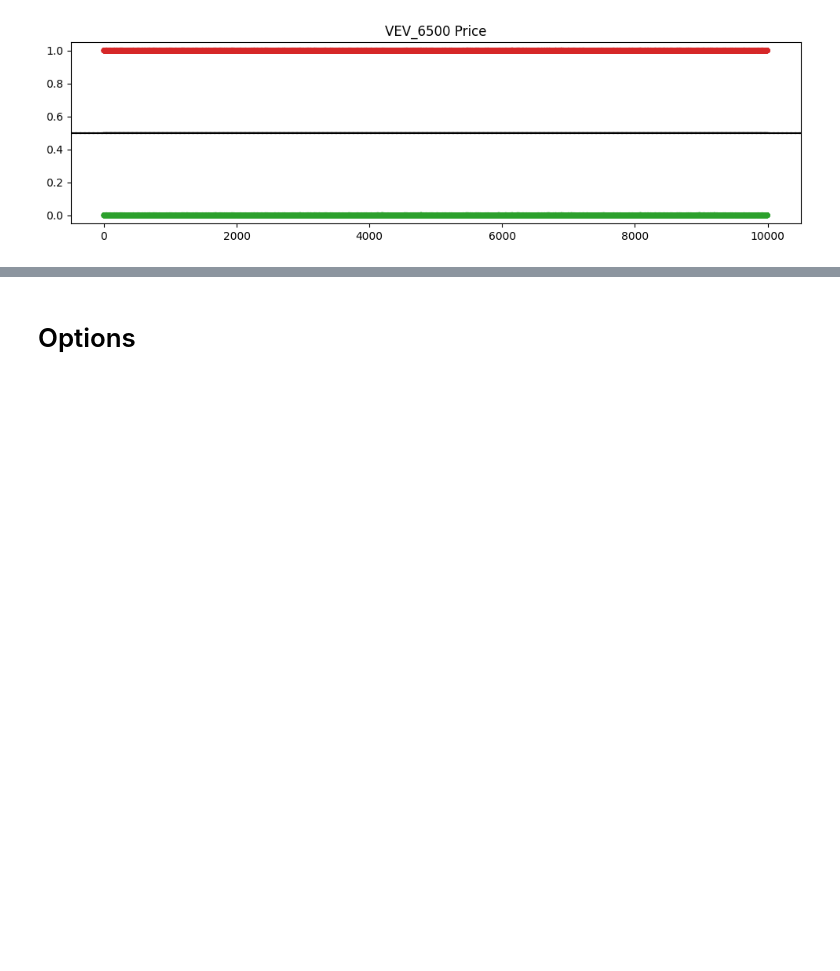
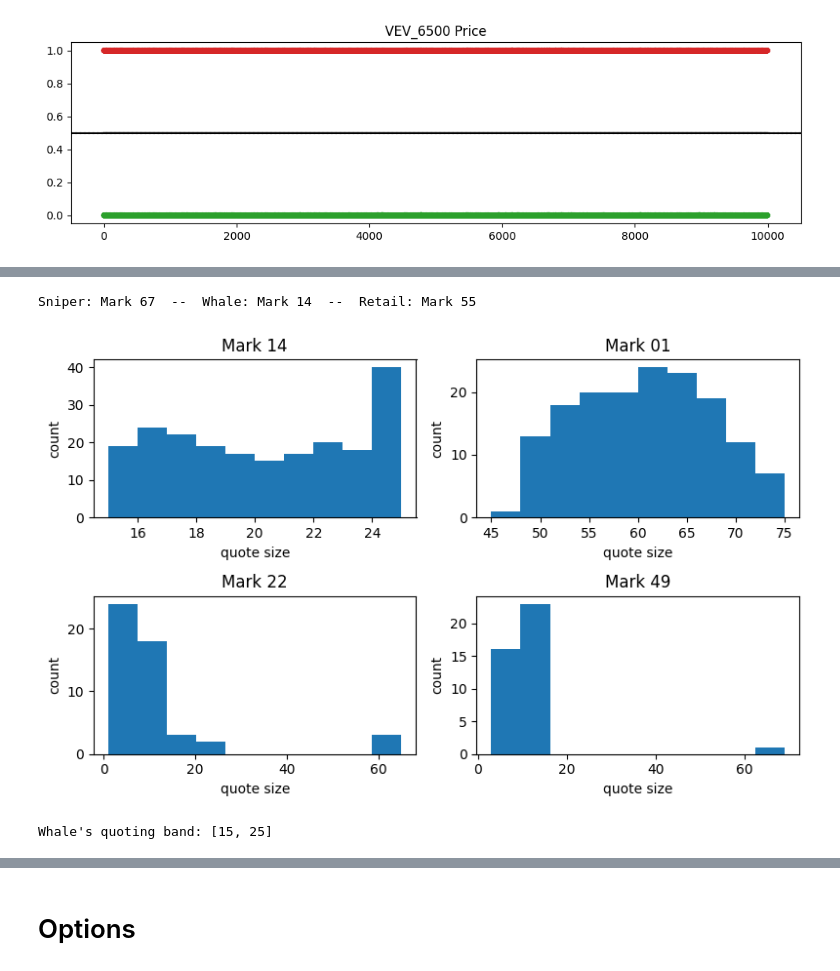
Before and after one commit to aemilani/imc-prosperity-4, a Jupyter notebook: notebooks/algo_4_velvet.ipynb, the cells around one changed output, grey strips where cells are left out. Drawn from its saved outputs; the diff is of its cells as text; code cells hidden in the pictures; blank space fills up the shorter version.

```diff
--- a/notebooks/algo_4_velvet.ipynb
+++ b/notebooks/algo_4_velvet.ipynb
@@ -502,0 +592,4 @@ AR(1) RMSE: 0.010593498596793137
+# %%
+trades = pd.read_csv('../data/raw/round_4/trades_round_4_day_1.csv', delimiter=';')
+trades_1 = pd.read_csv('../data/raw/round_4/trades_round_4_day_2.csv', delimiter=';')
+trades_2 = pd.read_csv('../data/raw/round_4/trades_round_4_day_3.csv', delimiter=';')
@@ -502,0 +649,5 @@ AR(1) RMSE: 0.010593498596793137
+# %%
+ob_cols = price_velvet[['bid_price_1', 'ask_price_1', 'mid_price']]
+for part in pnls_df['Trader']:
+    part_buys[part] = part_buys[part].join(ob_cols, how='left')
+    part_sells[part] = part_sells[part].join(ob_cols, how='left')
@@ -502,0 +680,7 @@ AR(1) RMSE: 0.010593498596793137
+# %%
+print(f"{'Participant':<15} {'trades':<10} {'make buys':<15} {'make sells':<15} {'take buys':<15} {'take sells':<15} {'PnL':<15}")
+for part in pnls_df['Trader']:
+    print(f"{part:<15} {part_trades[part].shape[0]:<10}",
+          f"{part_buys[part]['making'].sum():<15} {part_sells[part]['making'].sum():<15}",
+          f"{part_buys[part]['taking'].sum():<15} {part_sells[part]['taking'].sum():<15}",
+          f"{pnls_df[pnls_df['Trader'] == part]['Total_PnL'].values[0]:<15}")
@@ -502,0 +695,34 @@ AR(1) RMSE: 0.010593498596793137
+# %%
+sniper = 'Mark 67'
+whale = 'Mark 14'
+retail = 'Mark 55'
+print(f"Sniper: {sniper}  --  Whale: {whale}  --  Retail: {retail}")
+
+makers = ['Mark 14', 'Mark 01', 'Mark 22', 'Mark 49']
+takers = ['Mark 67', 'Mark 55']
+# %% [output]
+Sniper: Mark 67  --  Whale: Mark 14  --  Retail: Mark 55
+# %%
+full_quotes_all = {}
+for part in makers:
+    full_quotes = []
+    for ts in part_buys[part].index:
+        full_quotes.append(price_velvet.loc[ts, 'bid_volume_1'])
+    for ts in part_sells[part].index:
+        full_quotes.append(price_velvet.loc[ts, 'ask_volume_1'])
+    full_quotes_all[part] = full_quotes
+
+fig, axes = plt.subplots(2, 2, figsize=(8, 5))
+for part, ax in zip(makers, axes.flat):
+    ax.hist(full_quotes_all[part])
+    ax.set_title(part)
+    ax.set_xlabel('quote size')
+    ax.set_ylabel('count')
+plt.tight_layout()
+plt.show()
+# %% [output]
+[figure, added]
+# %%
+print(f"Whale's quoting band: [{min(full_quotes_all[whale])}, {max(full_quotes_all[whale])}]")
+# %% [output]
+Whale's quoting band: [15, 25]
```
Also changed, not shown: parts of 33 cells of this notebook, 4 other files.
